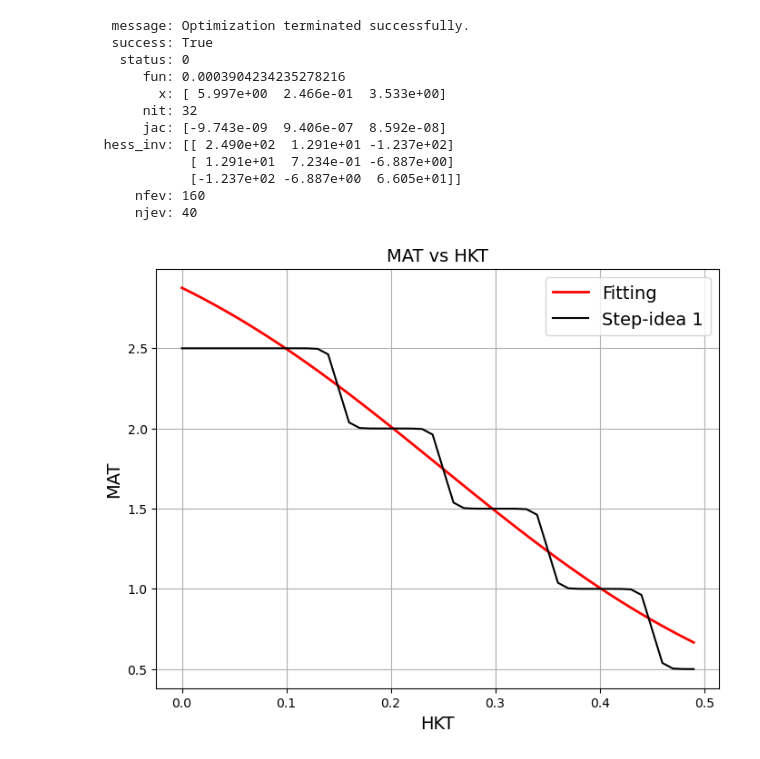
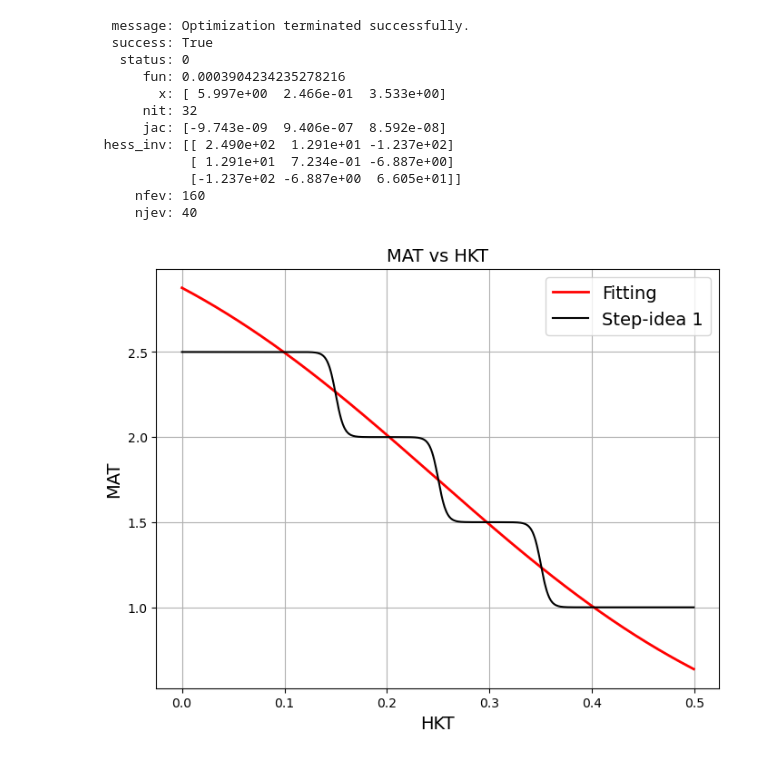
Before and after one commit to Nexia23/PTH_model_chapter, a Jupyter notebook: plot_dependeces.ipynb, the cells around one changed output. Saved outputs shown, nothing was run; the diff lists cells and outputs as text; code cells hidden in the pictures.

Commit message:
updated step function one less step but 1+ instead of 0.5+

```diff
--- a/plot_dependeces.ipynb
+++ b/plot_dependeces.ipynb
@@ -41,7 +41,7 @@ res
      nfev: 160
      njev: 40
 # %%
-hkt = np.arange(0, 0.5, 0.01)
+hkt = np.arange(0, 0.5, 0.001)
 fit_time = logistic_function(hkt, res.x[0], res.x[1], res.x[2])
 step_1 = logistic_function(hkt,250,0.15,0.5)
 step_2 = logistic_function(hkt,250,0.25,0.5)
@@ -50,14 +50,14 @@ step_4 = logistic_function(hkt,250,0.45,0.5)
 # %%
 fig, ax = plt.subplots(figsize=(8, 6))
 
 ax.plot(hkt, fit_time, color='red', linewidth=2, label='Fitting')
-ax.plot(hkt, 0.5+step_1+step_2+step_3+step_4,color='black', label='Step-idea 1')
+ax.plot(hkt, 1+step_1+step_2+step_3,color='black', label='Step-idea 1')
 
 ax.set_xlabel('HKT', fontsize=14)
 ax.set_ylabel('MAT', fontsize=14)
 ax.set_title('MAT vs HKT', fontsize=14)
 ax.grid(True)
 ax.legend(loc='best', fontsize=14)
 plt.show()
 # %% [output]
-[figure, old version]
+[figure, new version]
```
